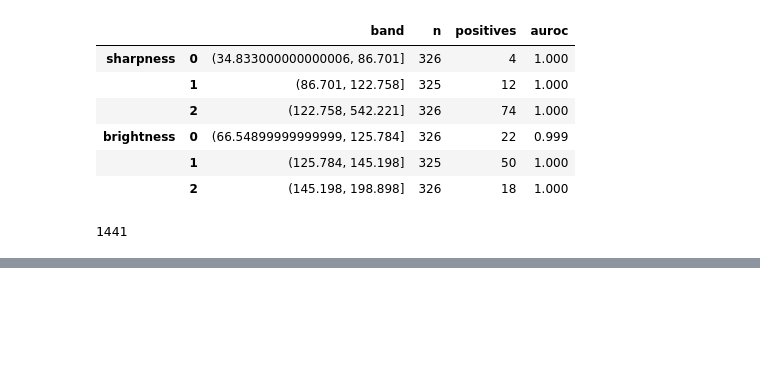
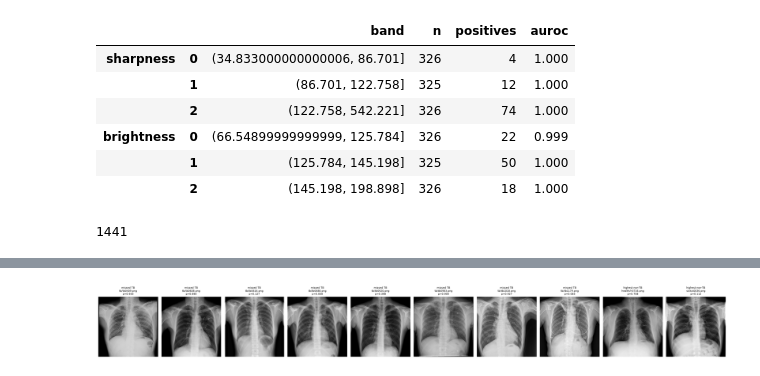
Before and after one commit to Fy1zN/pneumyst-ai, a Jupyter notebook: notebooks/train.ipynb, the cells around one changed output, grey strips where cells are left out. Cells and saved outputs as stored; diff of their text form; code cells hidden in the pictures; blank space fills up the shorter version.

```diff
--- a/notebooks/train.ipynb
+++ b/notebooks/train.ipynb
@@ -173,3 +172,17 @@ Shortcut check: AUROC inside sharpness / brightness bands (should stay close to
 |  | 1 | (125.784, 145.198] | 325 | 50 | 1.000 |
 |  | 2 | (145.198, 198.898] | 326 | 18 | 1.000 |
 1441
+# %%
+paths = tbx.set_index("image_id")["processed_path"]
+look = pd.concat([
+    val[(val["label_tuberculosis"] == 1) & (val["prob_tuberculosis"] < thr)].assign(kind="missed TB"),
+    val[(val["label_tuberculosis"] == 0)].nlargest(2, "prob_tuberculosis").assign(kind="highest non-TB"),
+]).merge(tbx[["image_id", "original_subtypes"]], on="image_id")
+display(look[["kind", "image_id", "original_label", "original_subtypes", "prob_tuberculosis"]].round(3))
+fig, axes = plt.subplots(1, len(look), figsize=(2.8 * len(look), 3.4), squeeze=False)
+for ax, r in zip(axes[0], look.itertuples()):
+    ax.imshow(np.asarray(Image.open(ROOT / paths[r.image_id])), cmap="gray", vmin=0, vmax=255)
+    ax.set_title(f"{r.kind}\n{r.image_id.split(':')[1]}\np={r.prob_tuberculosis:.3f}", fontsize=8)
+    ax.axis("off")
+plt.tight_layout(); plt.show()
+# %% [output]
@@ -175,0 +200 @@ Shortcut check: AUROC inside sharpness / brightness bands (should stay close to
+[figure, added]
```
Also changed, not shown: parts of 2 cells of this notebook.
